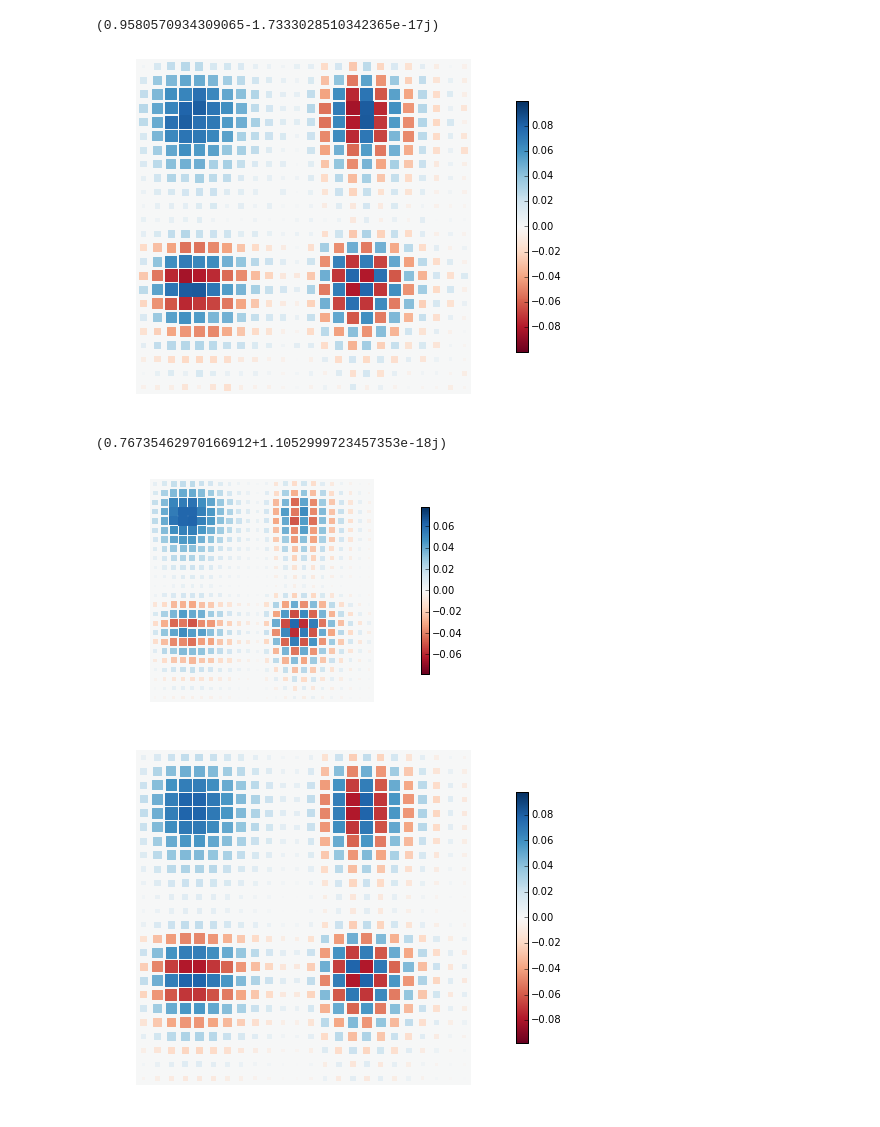
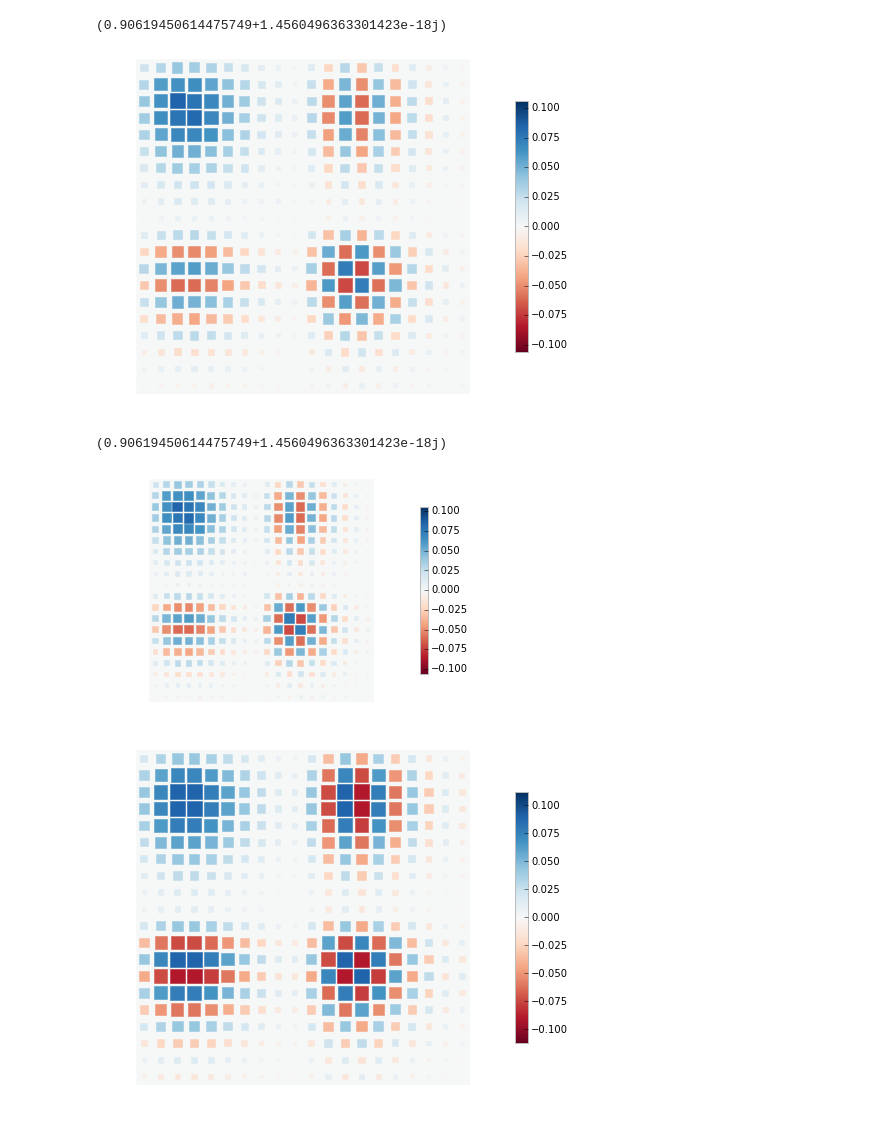
Before and after one commit to bvlastakis/state-reconstruction, a Jupyter notebook: notebooks/ex_qc_tomo.ipynb, the cells around one changed output. Drawn from its saved outputs; the diff is of its cells as text; code cells hidden in the pictures.

```diff
--- a/notebooks/ex_qc_tomo.ipynb
+++ b/notebooks/ex_qc_tomo.ipynb
@@ -11,12 +12,13 @@ Populating the interactive namespace from numpy and matplotlib
 # %%
-folder = 'data/'
+folder = 'data/data_n3/'
 
 #q_ops = { 'I':qp.identity(2), 'X':qp.sigmax(), 'Y':-qp.sigmay(), 'Z':qp.sigmaz() }
-file_list = { 'I':folder+'Id_full.txt', 'X':folder+'X_full.txt', 'Y':folder+'Y_full.txt', 'Z':folder+'Z_full.txt' }
+file_list = { 'I':folder+'Id.txt', 'X':folder+'X_.txt', 'Y':folder+'Y_.txt', 'Z':folder+'Z_.txt' }
 
-exp = dt.Bell_Cat(dispAmp = 2)
+exp = Bell_Cat(dispAmp = np.sqrt(3))
 
 exp.importMsmts(file_list)
+# exp.simulateData()
 #exp.addNoiseData(0.05)
 # %%
 #rho = exp.measurements['I'].rho
@@ -90,33 +50,36 @@ rho = exp.density_matrix_inv
 qp.hinton(rho)
 np.trace(rho)
 # %% [output]
-(0.9580570934309065-1.7333028510342365e-17j)
+(0.90619450614475749+1.4560496363301423e-18j)
-[figure, old version]
+[figure, new version]
 # %%
-rho = exp.density_matrix_inv
+# rho = exp.density_matrix_inv
 fig, ax = plt.subplots( 1, 1, figsize = (6,4))
 ax = qp.hinton(rho, ax = ax)
 fig.savefig('test.svg')
+np.savetxt('test_real.txt', np.real(rho), delimiter = ',')
 np.trace(rho)
 # %% [output]
-(0.76735462970166912+1.1052999723457353e-18j)
+(0.90619450614475749+1.4560496363301423e-18j)
-[figure, old version]
+[figure, new version]
 # %%
-N = 12
-state1 = qp.tensor( qp.fock(2,0), qp.coherent(12, 2)  )
-state2 = qp.tensor( qp.fock(2,1), qp.coherent(12, -2) )
+N = 10
+disp = np.sqrt(3)
+exp.dispAmp = disp
+state1 = qp.tensor( qp.fock(2,0), qp.coherent(N, disp)  )
+state2 = qp.tensor( qp.fock(2,1), qp.coherent(N, -disp) )
 state = (state1 + state2).unit()
 
 state_dm = state*state.dag()
 
 qp.hinton(state_dm)
 
 stateA = qp.tensor( qp.fock(2,0), qp.fock(2, 0)  )
 stateB = qp.tensor( qp.fock(2,1), qp.fock(2, 1)  )
 stateL = (stateA + stateB).unit()
 
 state_dm = state*state.dag()
 # %% [output]
-[figure, old version]
+[figure, new version]
 # %%
 rho_norm = rho / np.trace(rho)
```
Also changed, not shown: parts of 16 cells of this notebook, 26 other files.
